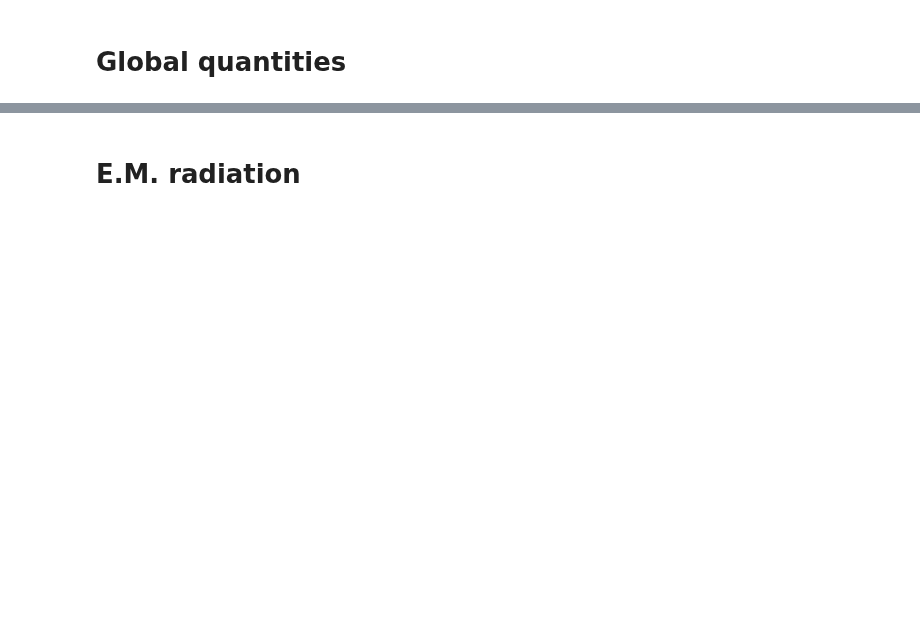
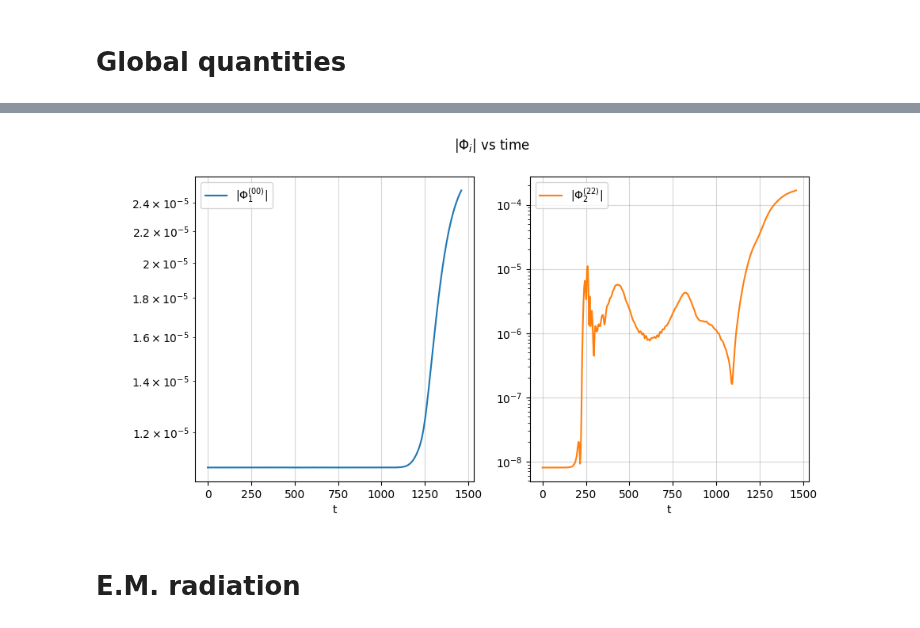
Before and after one commit to jpmvferreira/dyonic-collision-private, a Jupyter notebook: analyze/evolution.ipynb, the cells around one changed output, grey strips where cells are left out. Cells and saved outputs as stored; diff of their text form; code cells hidden in the pictures; blank space fills up the shorter version.

```diff
--- a/analyze/evolution.ipynb
+++ b/analyze/evolution.ipynb
@@ -188,4 +226,26 @@ KeyError:
 # %%
-# pensar qual dos modos da parte real/imaginário dos Φ1/Φ2 quero dar plot
+fig, (ax1,ax2) = plt.subplots(1, 2, figsize=(10,5))
+plt.suptitle(r"$|\Phi_i|$ vs time")
+
+R = 240
+
+Phi1_00 = muls["Phi1"][R][(0,0)]
+Phi2_22 = muls["Phi2"][R][(2,2)]
+
+ax1.plot(Phi1_00.t, sqrt(Phi1_00.y.real**2 + Phi1_00.y.imag**2), label=r"$|\Phi_1^{(00)}|$", color="C0")
+
+ax1.grid(alpha=0.5)
+ax1.set_xlabel("t")
+ax1.set_yscale("log")
+ax1.legend()
+
+ax2.plot(Phi2_22.t, sqrt(Phi2_22.y.real**2 + Phi2_22.y.imag**2), label=r"$|\Phi_2^{(22)}|$", color="C1")
+
+ax2.grid(alpha=0.5)
+ax2.set_xlabel("t")
+ax2.set_yscale("log")
+ax2.legend();
+# %% [output]
+[figure, added]
 # %% [markdown]
 # E.M. radiation
```
Also changed, not shown: parts of 13 cells of this notebook, 9 other files.
